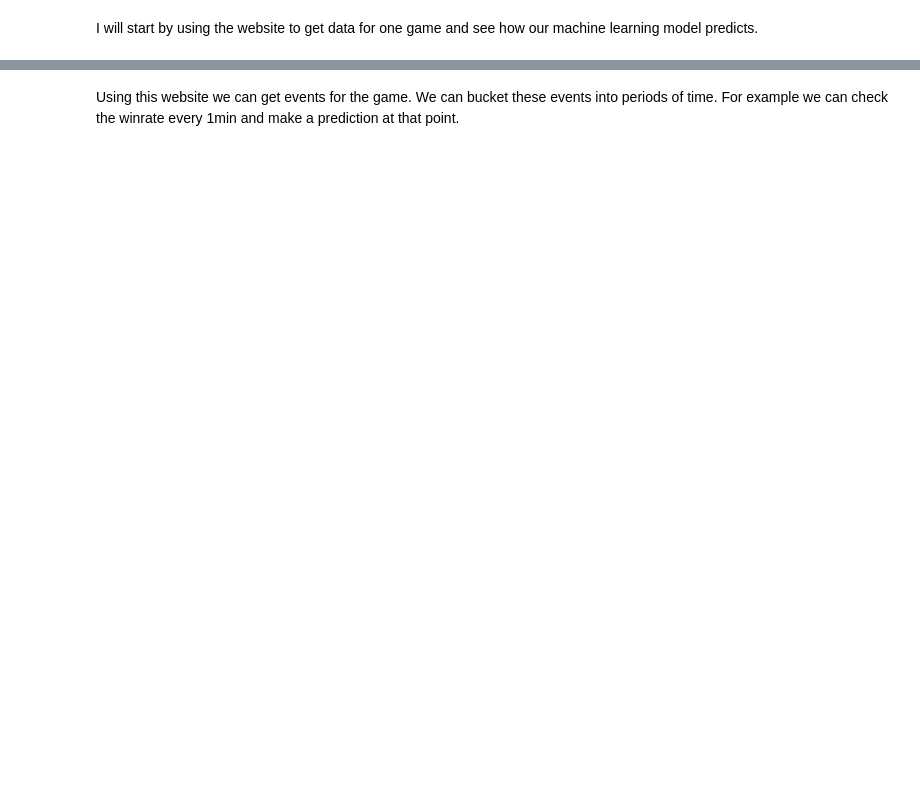
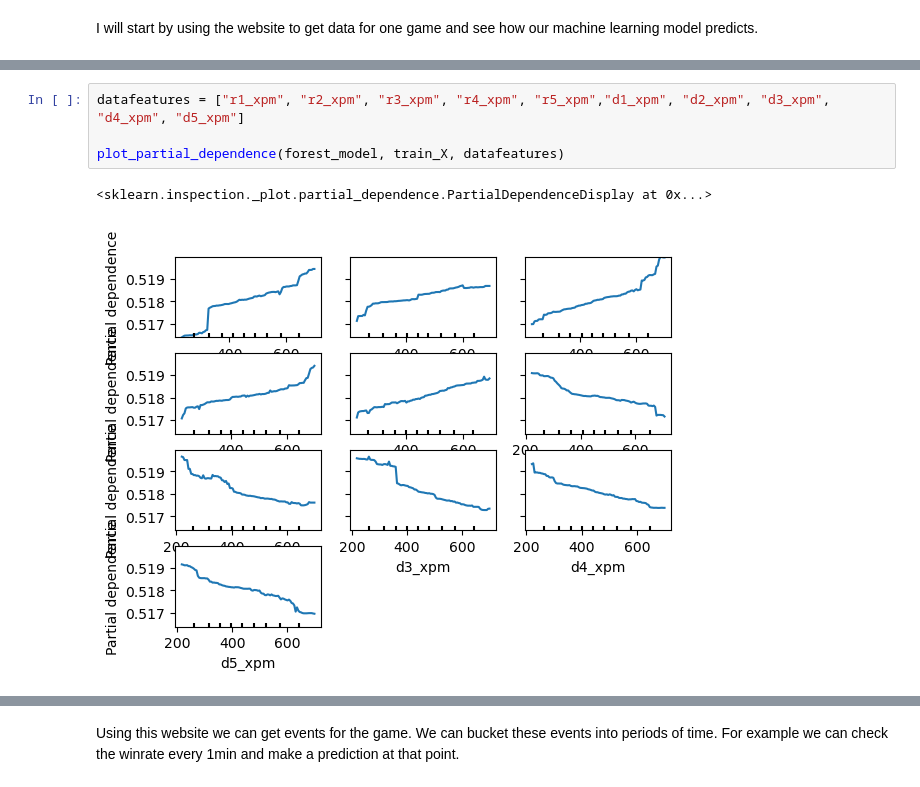
Before and after one commit to Mvtj22/ExploringDota2MatchData, a Jupyter notebook: Dota2matches:6-70-6-88.ipynb, the cells around one changed output, grey strips where cells are left out. Drawn from its saved outputs; the diff is of its cells as text; blank space fills up the shorter version.

```diff
--- a/Dota2matches:6-70-6-88.ipynb
+++ b/Dota2matches:6-70-6-88.ipynb
@@ -405,0 +447,7 @@ Index: []
+# %%
+datafeatures = ["r1_xpm", "r2_xpm", "r3_xpm", "r4_xpm", "r5_xpm","d1_xpm", "d2_xpm", "d3_xpm", "d4_xpm", "d5_xpm"]
+
+plot_partial_dependence(forest_model, train_X, datafeatures)
+# %% [output]
+<sklearn.inspection._plot.partial_dependence.PartialDependenceDisplay at 0x...>
+[figure, added]
```
Also changed, not shown: parts of 10 cells of this notebook.
